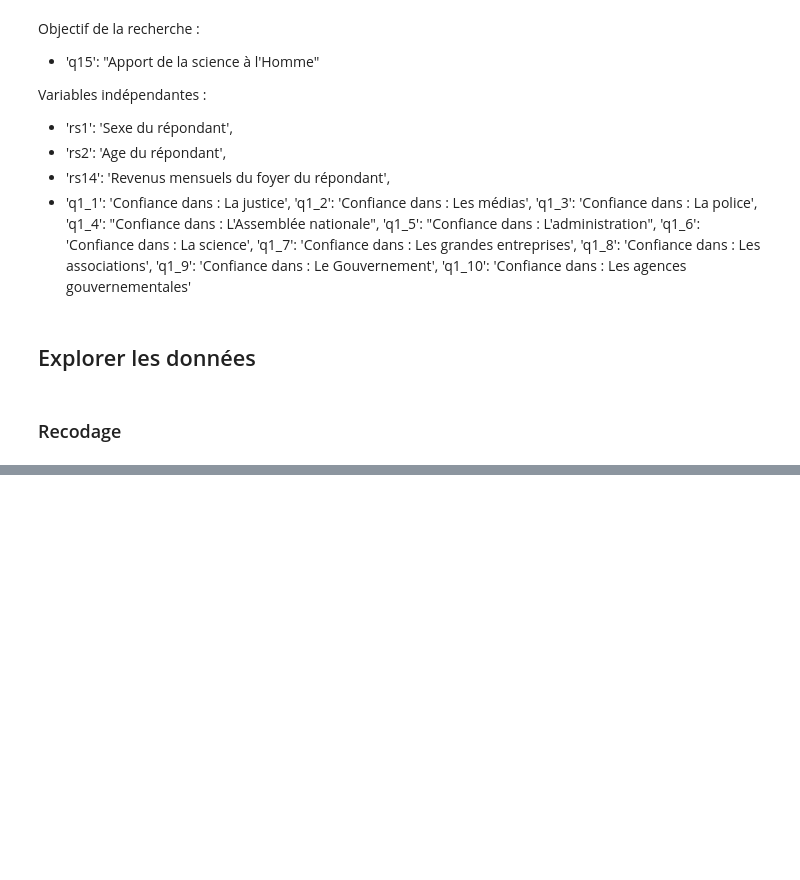
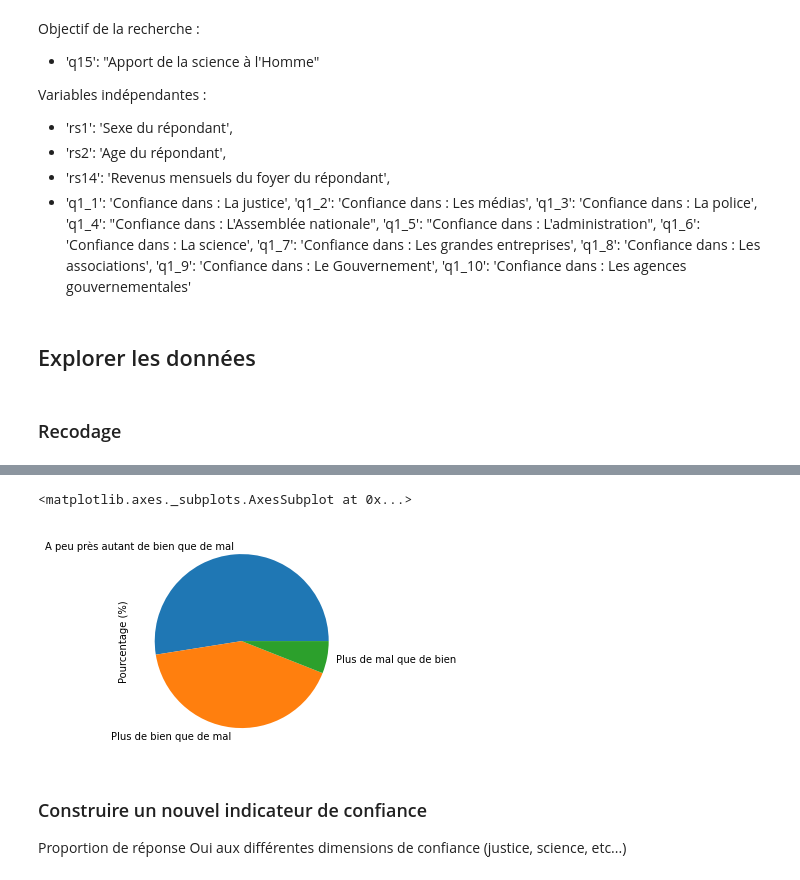
Before and after one commit to pyshs/Formation-UNIL-2021-printemps, a Jupyter notebook: Réanalyse d'image de la science 2011.ipynb, the cells around one changed output, grey strips where cells are left out. Saved outputs shown, nothing was run; the diff lists cells and outputs as text; code cells hidden in the pictures; blank space fills up the shorter version.

```diff
--- a/Réanalyse d'image de la science 2011.ipynb
+++ b/Réanalyse d'image de la science 2011.ipynb
@@ -16,7 +16,7 @@ Requirement already satisfied: six>=1.5 in /Users/emilien/anaconda3/envs/p37/lib
 # %%
 import pyreadstat
 # %%
-data,meta = pyreadstat.read_sav("./fr.cdsp.ddi.sav")
+data,meta = pyreadstat.read_sav("Data/fr.cdsp.ddi.sav")
 data.shape
 # %% [output]
 (1027, 188)
@@ -105,4 +107,16 @@ Variables indépendantes :
 # %% [markdown]
 ### Recodage
+# %%
+nouvelles_modalites = modalites("q15",meta)
+data["apportscience"] = data["q15"].replace(nouvelles_modalites)
+data["sexe"] = data["rs1"].replace(modalites("rs1",meta))
+
+# indicateur synthétique de confiance
+questions = ["q1_{}".format(i) for i in range(1,11)]
+dic = {1:1,2:1,3:0,4:0}
+data["confiance_g"] = data[questions].replace(dic).fillna(0).sum(axis=1)/10
+
+# confiance en quartiles
+data["confiance_g_q"] = pd.qcut(data["confiance_g"],[0,0.25,0.5,0.75,1],["Q1","Q2","Q3",'Q4'])
 # %%
-data["apportscience"] = data["q15"].replace(modalites("q15",meta))
+data["apportscience"].value_counts()/len(data)
@@ -123,0 +172,3 @@ Name: apportscience, Length: 1027, dtype: object
+# %%
+tableau = pyshs.tri_a_plat(data,"apportscience","poids1")
+tableau
@@ -123,0 +181,9 @@ Name: apportscience, Length: 1027, dtype: object
+# %%
+tableau["Pourcentage (%)"].plot(kind="pie")
+# %% [output]
+<matplotlib.axes._subplots.AxesSubplot at 0x...>
+[figure, added]
+# %% [markdown]
+### Construire un nouvel indicateur de confiance
+
+Proportion de réponse Oui aux différentes dimensions de confiance (justice, science, etc...)
```
Also changed, not shown: parts of 32 cells of this notebook, 1 other file.
